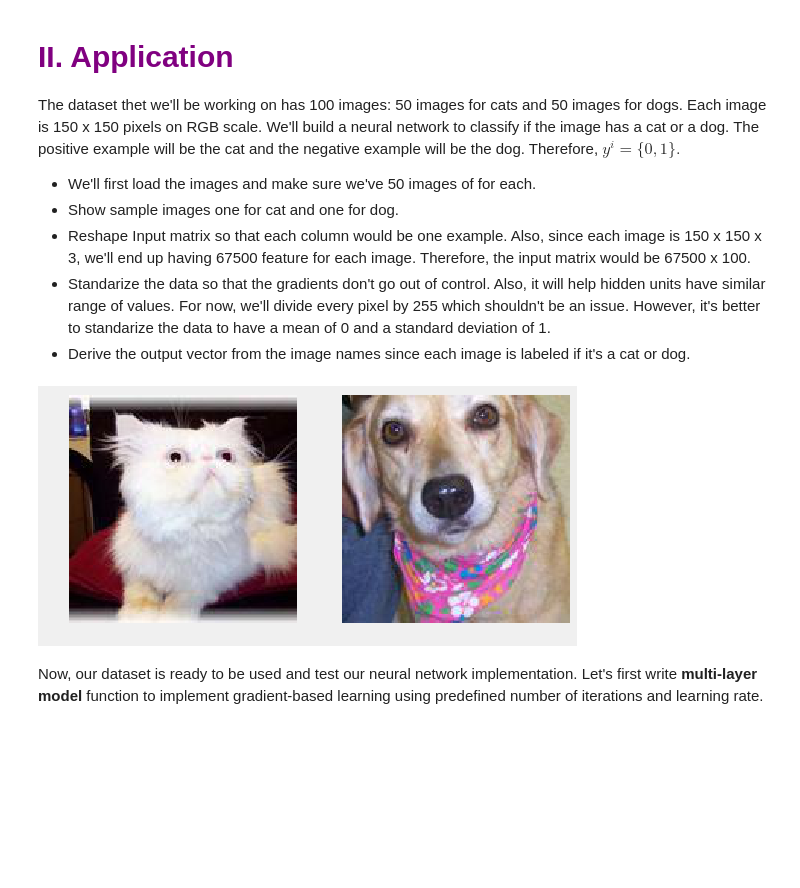
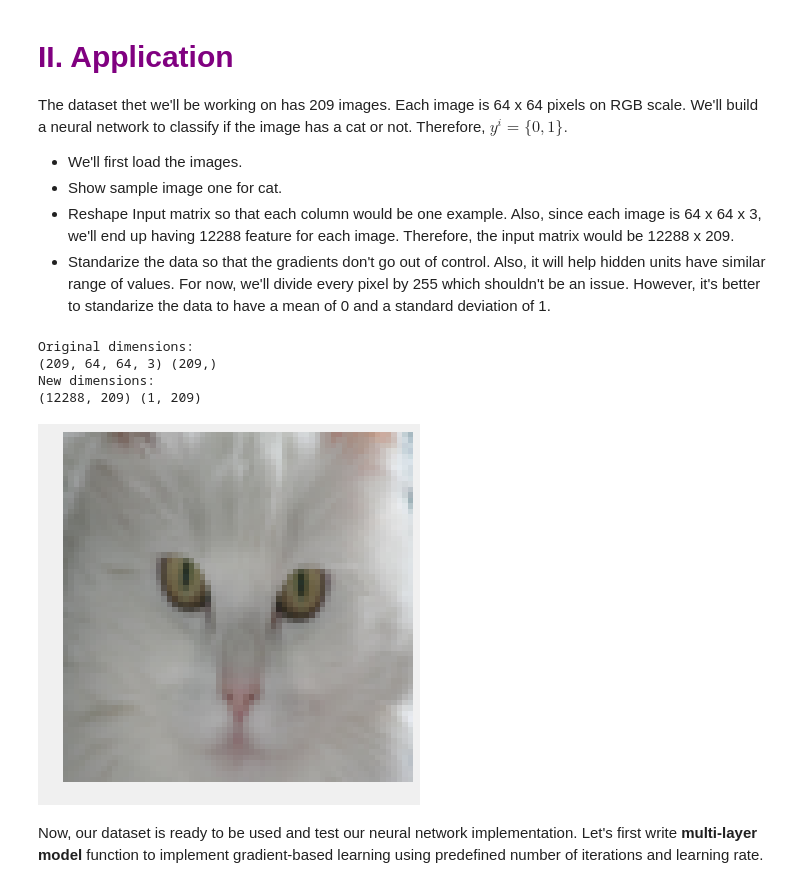
Before and after one commit to ImadDabbura/Deep-Learning, a Jupyter notebook: notebooks/Coding-Deep-Neural-Network-From-Scratch.ipynb, the cells around one changed output. Drawn from its saved outputs; the diff is of its cells as text; code cells hidden in the pictures; blank space fills up the shorter version.

```diff
--- a/notebooks/Coding-Deep-Neural-Network-From-Scratch.ipynb
+++ b/notebooks/Coding-Deep-Neural-Network-From-Scratch.ipynb
@@ -447,34 +552,8 @@ def update_parameters(parameters, grads, learning_rate):
 II. Application
 </h2>
 # %% [markdown]
-The dataset thet we'll be working on has 100 images: 50 images for cats and 50 images for dogs. Each image is 150 x 150 pixels on RGB scale. We'll build a neural network to classify if the image has a cat or a dog. The positive example will be the cat and the negative example will be the dog. Therefore, $y^i = \{0, 1\}.$
-- We'll first load the images and make sure we've 50 images of for each.
-- Show sample images one for cat and one for dog.
-- Reshape Input matrix so that each column would be one example. Also, since each image is 150 x 150 x 3, we'll end up having 67500 feature for each image. Therefore, the input matrix would be 67500 x 100.
+The dataset thet we'll be working on has 209 images. Each image is 64 x 64 pixels on RGB scale. We'll build a neural network to classify if the image has a cat or not. Therefore, $y^i = \{0, 1\}.$
+- We'll first load the images.
+- Show sample image one for cat.
+- Reshape Input matrix so that each column would be one example. Also, since each image is 64 x 64 x 3, we'll end up having 12288 feature for each image. Therefore, the input matrix would be 12288 x 209.
 - Standarize the data so that the gradients don't go out of control. Also, it will help hidden units have similar range of values. For now, we'll divide every pixel by 255 which shouldn't be an issue. However, it's better to standarize the data to have a mean of 0 and a standard deviation of 1.
-- Derive the output vector from the image names since each image is labeled if it's a cat or dog.
-# %%
-# set up the path
-os.chdir("../data/")
-# get all file names to iterate over all of them
-image_list_names = os.listdir()[1:]
-# loading images
-X = []
-for img in image_list_names:
-    if img.startswith("."):
-        pass
-    else:
-        temp = np.array(plt.imread(img))
-        X.append(temp)
-# convert to numpy array
-X = np.array(X)
-# show a sample of of a cat and a dog image
-index_cat = 1; index_dog = 51
-plt.subplot(1, 2, 1)
-plt.imshow(X[index_cat])
-plt.axis("off")
-plt.subplot(1, 2, 2)
-plt.imshow(X[index_dog])
-plt.axis("off");
-# %% [output]
-[figure, removed]
@@ -495,3 +560,33 @@ X = X / 255
+# %%
+# Import training dataset
+train_dataset = h5py.File("../data/train_catvnoncat.h5")
+X = np.array(train_dataset["train_set_x"])
+Y = np.array(train_dataset["train_set_y"])
+
+# print the shape of input data and label vector
+print("Original dimensions:")
+print(X.shape, Y.shape)
+
+# plot cat image
+plt.figure(figsize=(6, 6))
+plt.imshow(X[50])
+plt.axis("off");
+
+# Transform input data and label vector
+X = X.reshape(209, -1).T
+Y = Y.reshape(-1, 209)
+
+# standarize the data
+X = X / 255
+
+print("New dimensions:")
+print(X.shape, Y.shape)
+# %% [output]
+Original dimensions:
+(209, 64, 64, 3) (209,)
+New dimensions:
+(12288, 209) (1, 209)
+[figure, added]
 # %% [markdown]
 Now, our dataset is ready to be used and test our neural network implementation. Let's first write **multi-layer model** function to implement gradient-based learning using predefined number of iterations and learning rate.
 # %%
```
Also changed, not shown: parts of 16 cells of this notebook.
